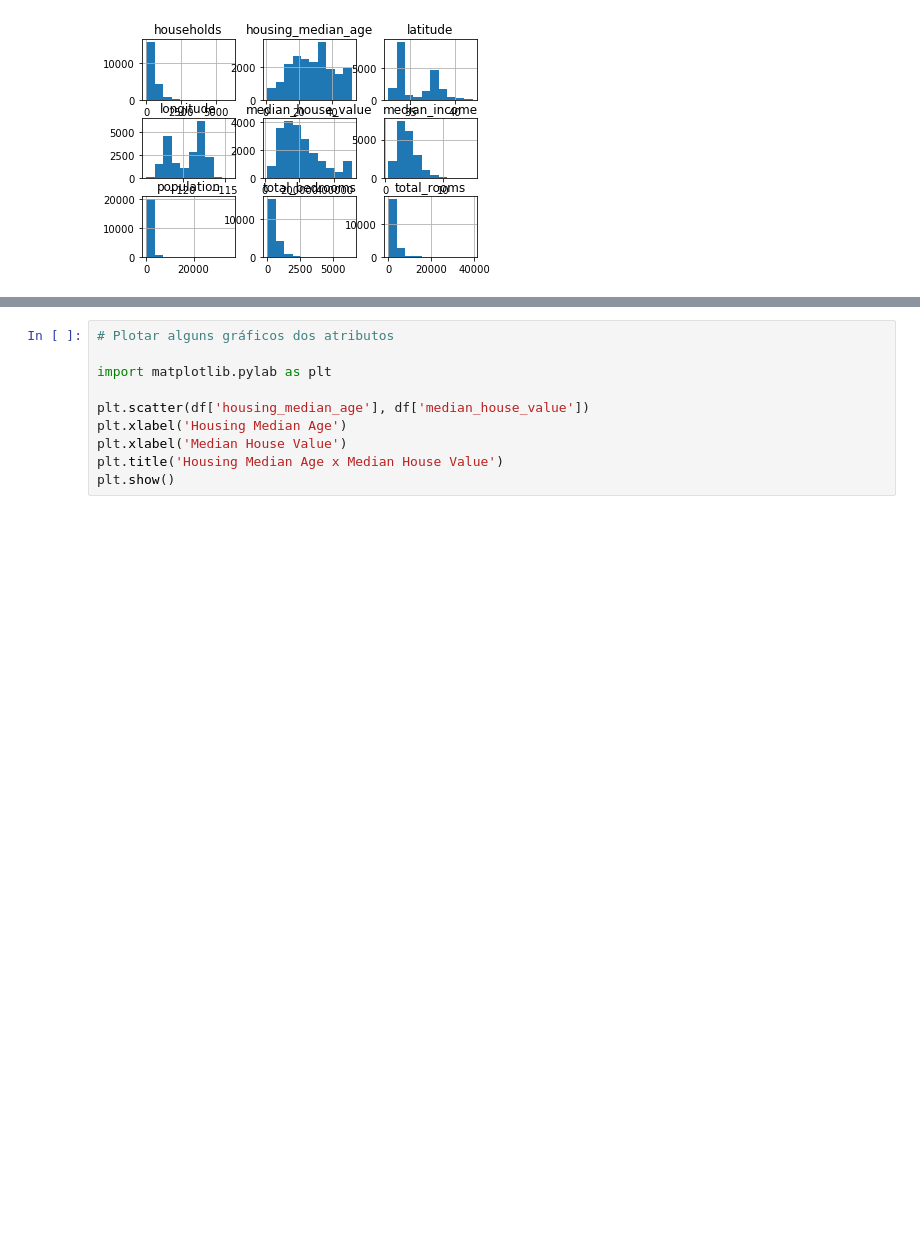
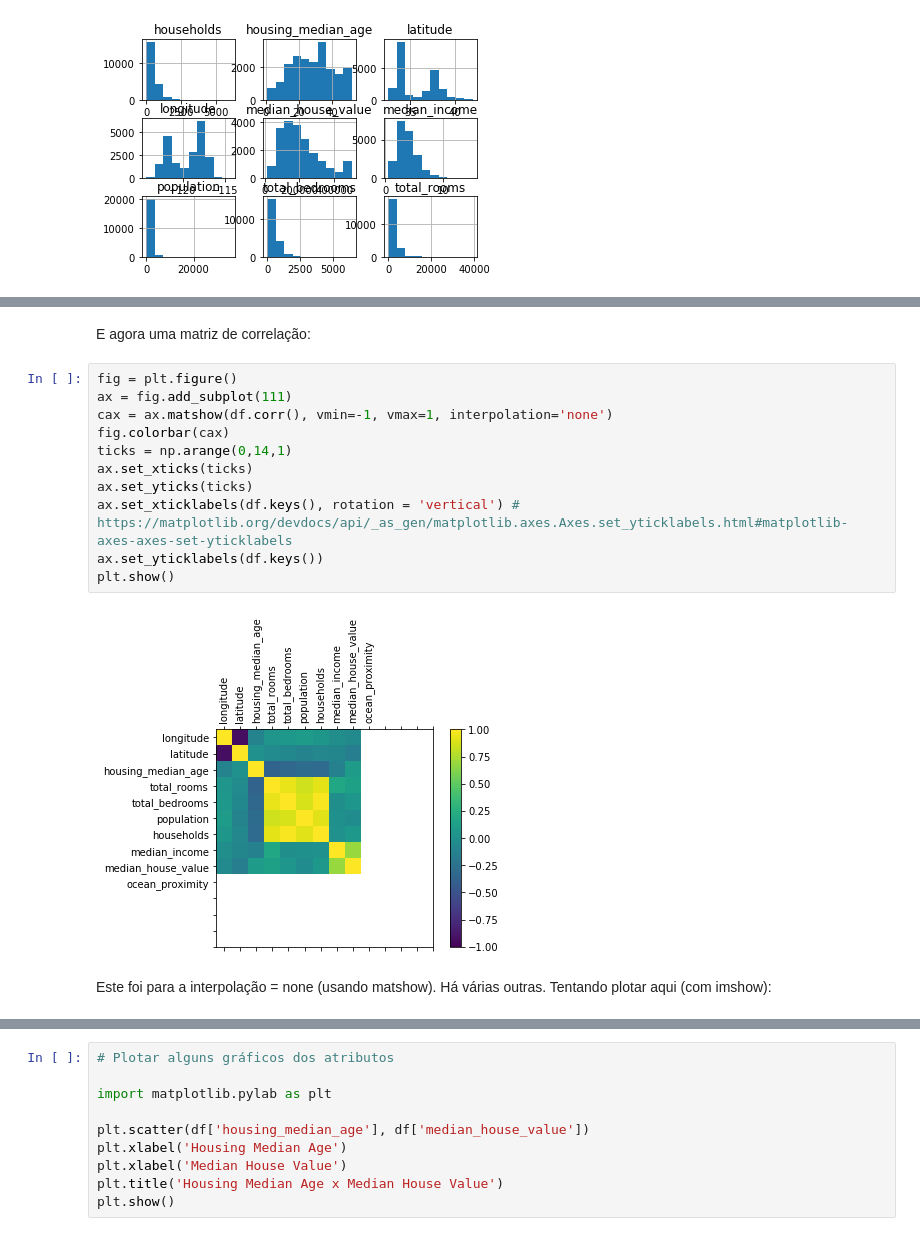
Before and after one commit to marcelomiky/python_code, a Jupyter notebook: scikit-learn/tcc/california-housing-prices.ipynb, the cells around one changed output, grey strips where cells are left out. Drawn from its saved outputs; the diff is of its cells as text; blank space fills up the shorter version.

```diff
--- a/scikit-learn/tcc/california-housing-prices.ipynb
+++ b/scikit-learn/tcc/california-housing-prices.ipynb
@@ -383,0 +400,17 @@ plt.show()
+# %% [markdown]
+E agora uma matriz de correlação:
+# %%
+fig = plt.figure()
+ax = fig.add_subplot(111)
+cax = ax.matshow(df.corr(), vmin=-1, vmax=1, interpolation='none')
+fig.colorbar(cax)
+ticks = np.arange(0,14,1)
+ax.set_xticks(ticks)
+ax.set_yticks(ticks)
+ax.set_xticklabels(df.keys(), rotation = 'vertical') # https://matplotlib.org/devdocs/api/_as_gen/matplotlib.axes.Axes.set_yticklabels.html#matplotlib-axes-axes-set-yticklabels
+ax.set_yticklabels(df.keys())
+plt.show()
+# %% [output]
+[figure, added]
+# %% [markdown]
+Este foi para a interpolação = none (usando matshow). Há várias outras. Tentando plotar aqui (com imshow):
```
Also changed, not shown: parts of 8 cells of this notebook.
